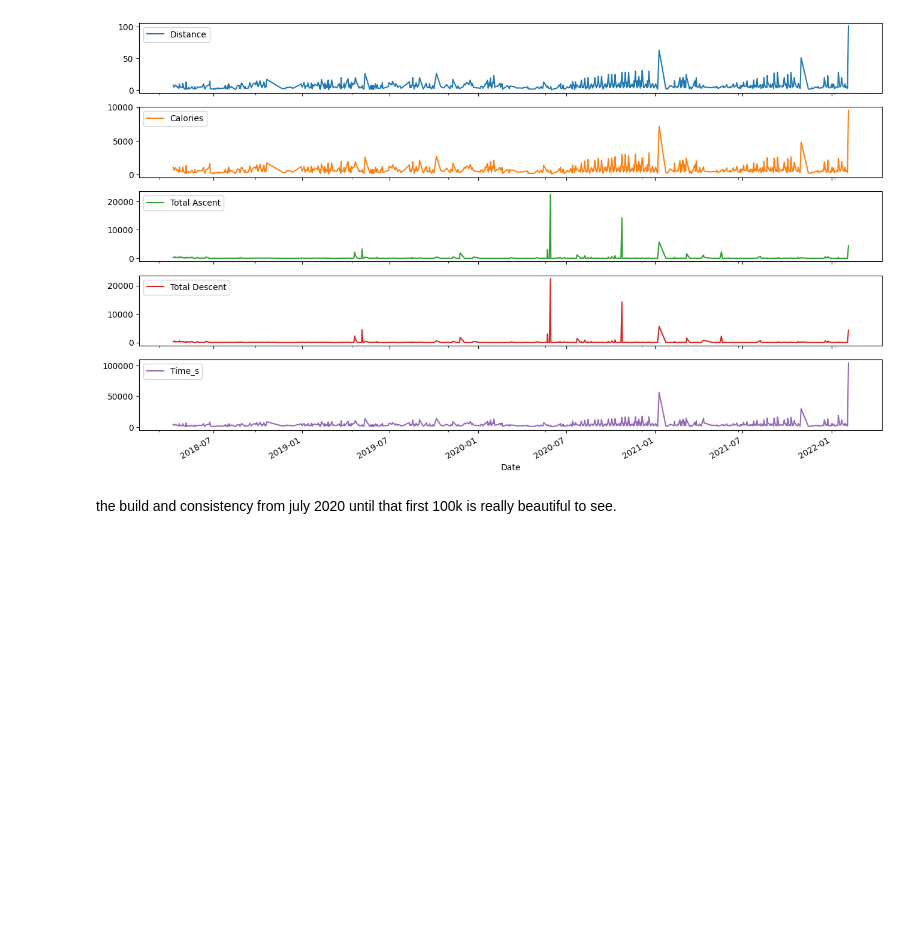
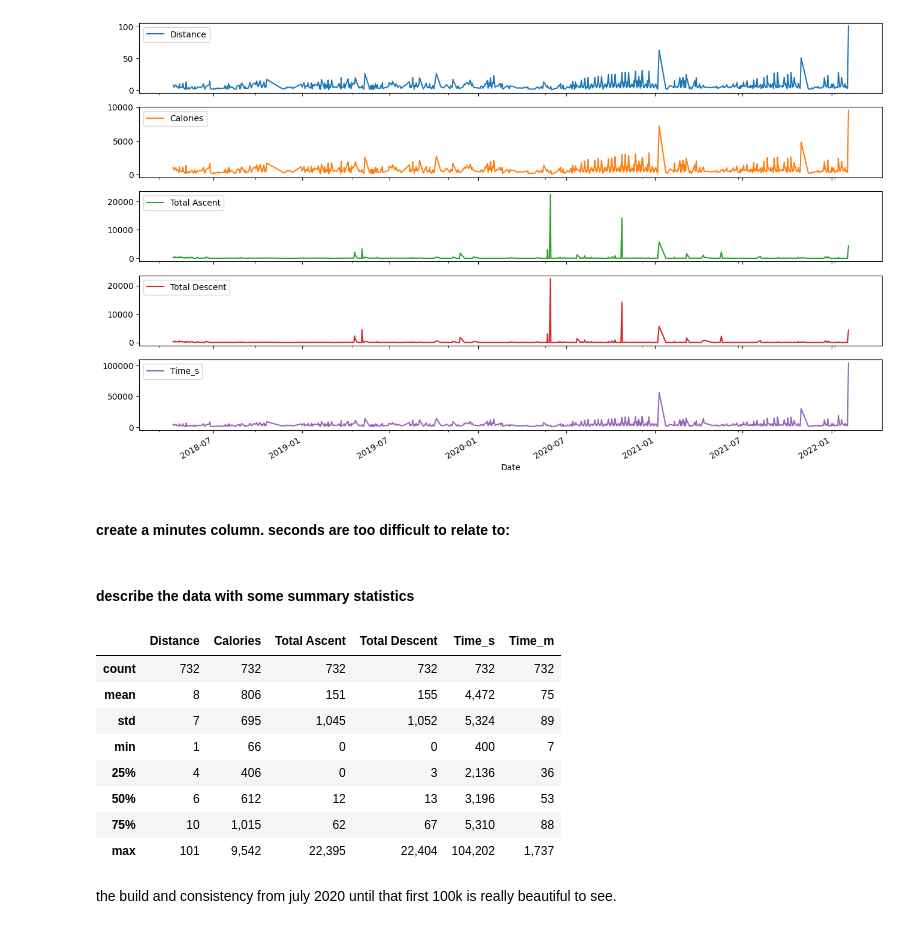
Before and after one commit to mikeygough/run100miles, a Jupyter notebook: 2-processing.ipynb, the cells around one changed output. Drawn from its saved outputs; the diff is of its cells as text; code cells hidden in the pictures; blank space fills up the shorter version.

```diff
--- a/2-processing.ipynb
+++ b/2-processing.ipynb
@@ -25,6 +32,6 @@ pd.set_option('max_colwidth', 500)
 # %%
 # just going to work with the numeric data for now
-numeric_df = pd.read_csv('data/numeric_data.csv', parse_dates=['Date'],
+df = pd.read_csv('data/numeric_data.csv', parse_dates=['Date'],
                          infer_datetime_format=True, index_col='Date',
                          thousands=',')
 # %% [markdown]
@@ -54,6 +62,24 @@ for ax in axes:
 plt.show()
 # %% [output]
 [figure]
+# %% [markdown]
+#### create a minutes column. seconds are too difficult to relate to:
+# %%
+df['Time_m'] = df['Time_s'] / 60.
+# %% [markdown]
+#### describe the data with some summary statistics
+# %%
+df.describe().applymap('{:,.0f}'.format)
+# %% [output]
+|  | Distance | Calories | Total Ascent | Total Descent | Time_s | Time_m |
+| count | 732 | 732 | 732 | 732 | 732 | 732 |
+| mean | 8 | 806 | 151 | 155 | 4,472 | 75 |
+| std | 7 | 695 | 1,045 | 1,052 | 5,324 | 89 |
+| min | 1 | 66 | 0 | 0 | 400 | 7 |
+| 25% | 4 | 406 | 0 | 3 | 2,136 | 36 |
+| 50% | 6 | 612 | 12 | 13 | 3,196 | 53 |
+| 75% | 10 | 1,015 | 62 | 67 | 5,310 | 88 |
+| max | 101 | 9,542 | 22,395 | 22,404 | 104,202 | 1,737 |
 # %% [markdown]
 the build and consistency from july 2020 until that first 100k is really beautiful to see.
 # %% [markdown]
```
Also changed, not shown: parts of 4 cells of this notebook, 1 other file.
